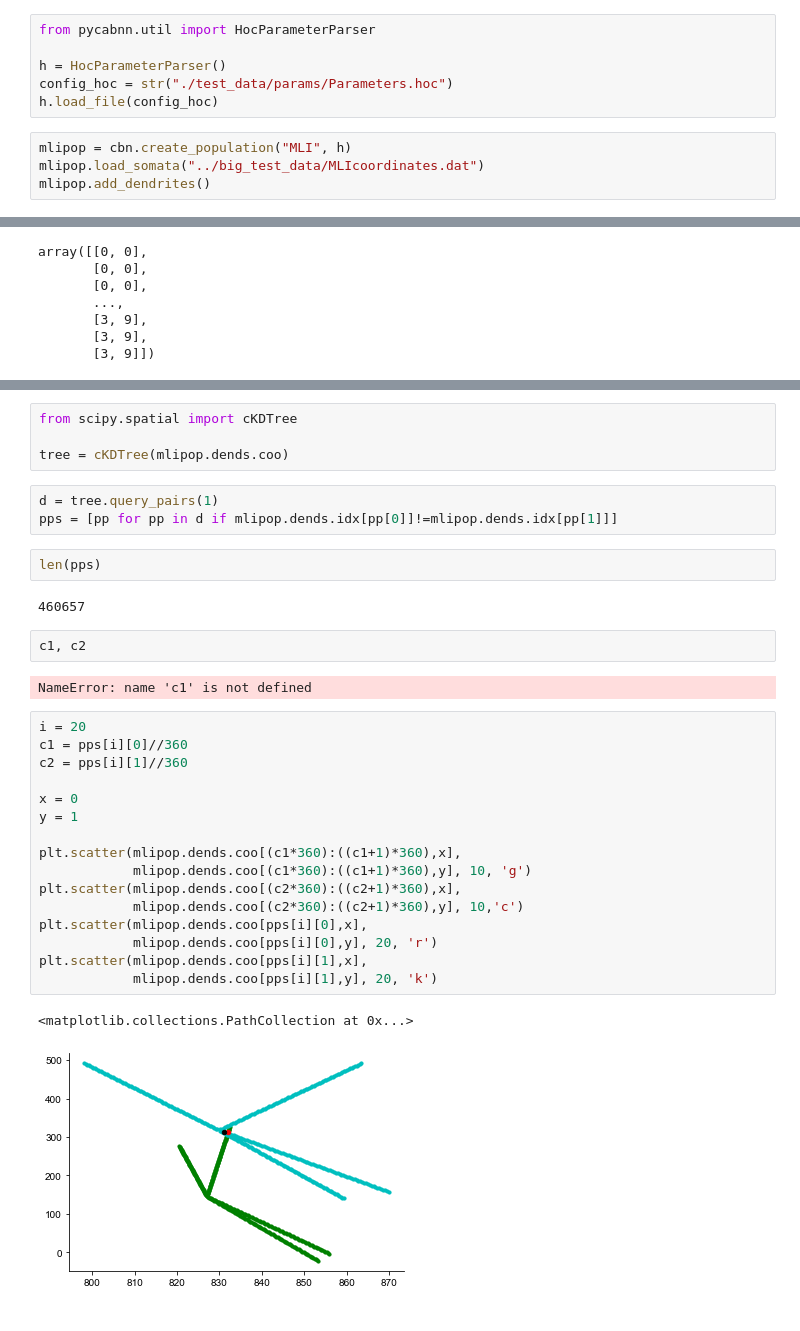
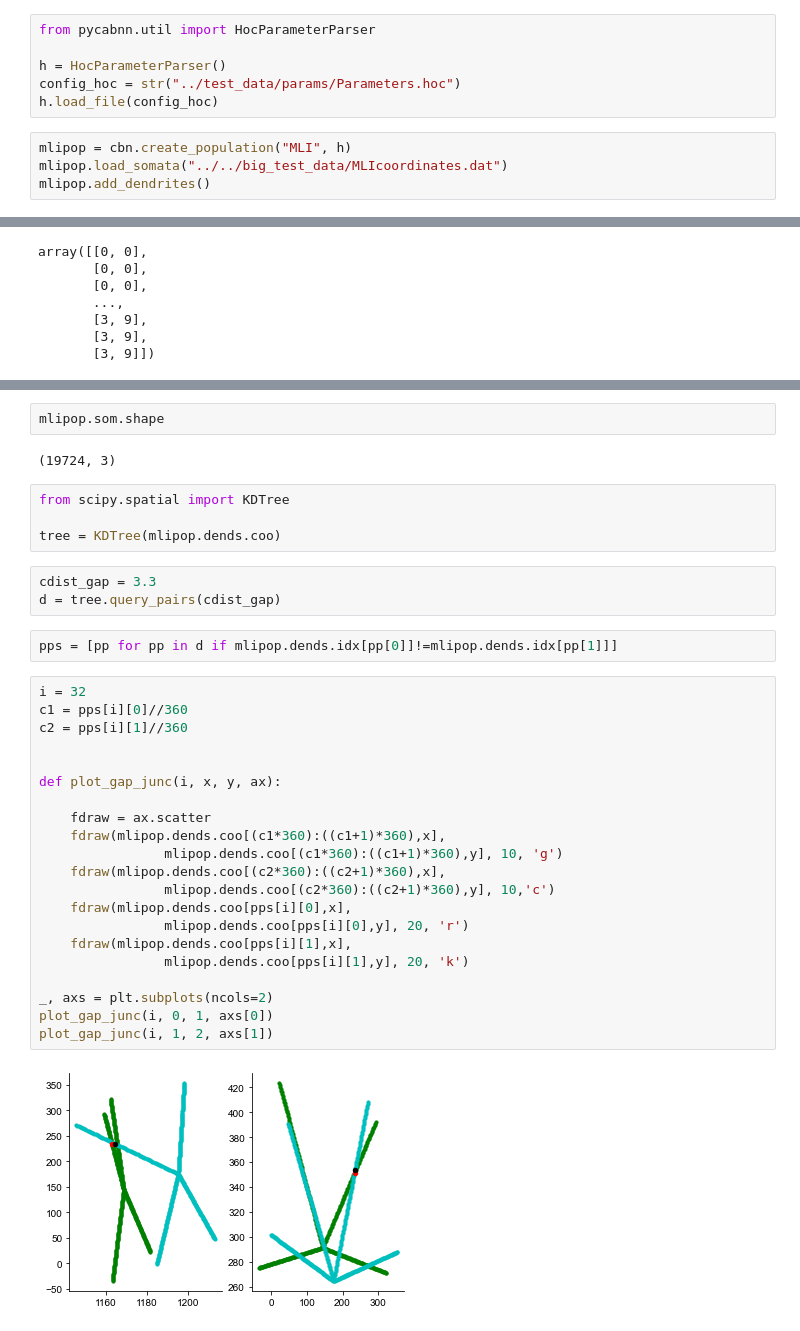
Before and after one commit to CNS-OIST/pycabnn, a Jupyter notebook: notebooks/MLI_3D_con.ipynb, the cells around one changed output, grey strips where cells are left out. Saved outputs shown, nothing was run; the diff lists cells and outputs as text.

```diff
--- a/notebooks/MLI_3D_con.ipynb
+++ b/notebooks/MLI_3D_con.ipynb
@@ -11,10 +9,10 @@ import pycabnn as cbn
 from pycabnn.util import HocParameterParser
 
 h = HocParameterParser()
-config_hoc = str("./test_data/params/Parameters.hoc")
+config_hoc = str("../test_data/params/Parameters.hoc")
 h.load_file(config_hoc)
 # %%
 mlipop = cbn.create_population("MLI", h)
-mlipop.load_somata("../big_test_data/MLIcoordinates.dat")
+mlipop.load_somata("../../big_test_data/MLIcoordinates.dat")
 mlipop.add_dendrites()
 # %% [output]
@@ -44,35 +42,37 @@ ax.scatter(mlipop.dends.coo[:nidx:5,0],mlipop.dends.coo[:nidx:5,1], 10, mlipop.d
+# %%
+mlipop.som.shape
+# %% [output]
+(19724, 3)
 # %%
-from scipy.spatial import cKDTree
+from scipy.spatial import KDTree
 
-tree = cKDTree(mlipop.dends.coo)
+tree = KDTree(mlipop.dends.coo)
 # %%
-d = tree.query_pairs(1)
-pps = [pp for pp in d if mlipop.dends.idx[pp[0]]!=mlipop.dends.idx[pp[1]]]
+cdist_gap = 3.3
+d = tree.query_pairs(cdist_gap)
-# %%
-len(pps)
-# %% [output]
-460657
-# %%
-c1, c2
-# %% [output]
-NameError: name 'c1' is not defined
+# %%
+pps = [pp for pp in d if mlipop.dends.idx[pp[0]]!=mlipop.dends.idx[pp[1]]]
 # %%
-i = 20
+i = 32
 c1 = pps[i][0]//360
 c2 = pps[i][1]//360
 
-x = 0
-y = 1
 
-plt.scatter(mlipop.dends.coo[(c1*360):((c1+1)*360),x],
-            mlipop.dends.coo[(c1*360):((c1+1)*360),y], 10, 'g')
-plt.scatter(mlipop.dends.coo[(c2*360):((c2+1)*360),x],
-            mlipop.dends.coo[(c2*360):((c2+1)*360),y], 10,'c')
-plt.scatter(mlipop.dends.coo[pps[i][0],x],
-            mlipop.dends.coo[pps[i][0],y], 20, 'r')
-plt.scatter(mlipop.dends.coo[pps[i][1],x],
-            mlipop.dends.coo[pps[i][1],y], 20, 'k')
+def plot_gap_junc(i, x, y, ax):
+
+    fdraw = ax.scatter
+    fdraw(mlipop.dends.coo[(c1*360):((c1+1)*360),x],
+                mlipop.dends.coo[(c1*360):((c1+1)*360),y], 10, 'g')
+    fdraw(mlipop.dends.coo[(c2*360):((c2+1)*360),x],
+                mlipop.dends.coo[(c2*360):((c2+1)*360),y], 10,'c')
+    fdraw(mlipop.dends.coo[pps[i][0],x],
+                mlipop.dends.coo[pps[i][0],y], 20, 'r')
+    fdraw(mlipop.dends.coo[pps[i][1],x],
+                mlipop.dends.coo[pps[i][1],y], 20, 'k')
+
+_, axs = plt.subplots(ncols=2)
+plot_gap_junc(i, 0, 1, axs[0])
+plot_gap_junc(i, 1, 2, axs[1])
 # %% [output]
-<matplotlib.collections.PathCollection at 0x...>
-[figure, old version]
+[figure, new version]
 # %%
```
Also changed, not shown: parts of 10 cells of this notebook, 1 other file.
